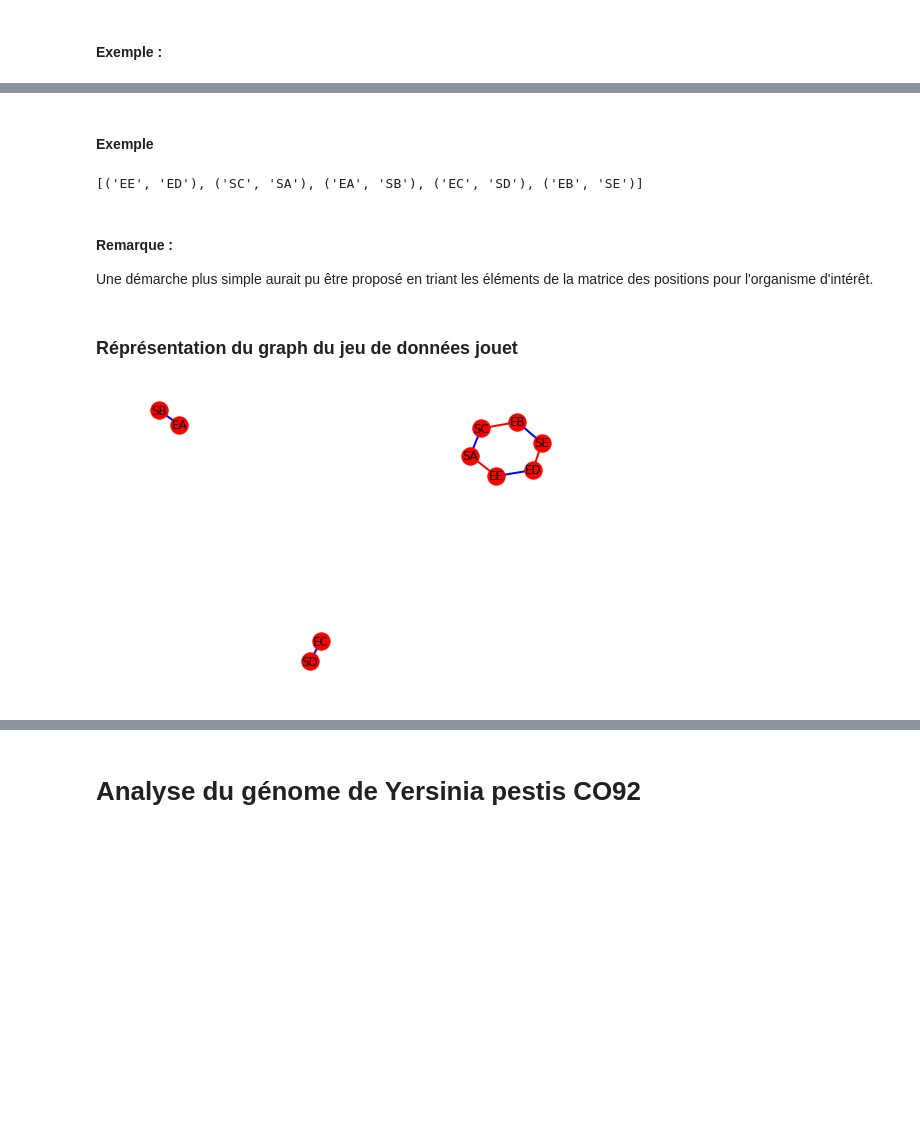
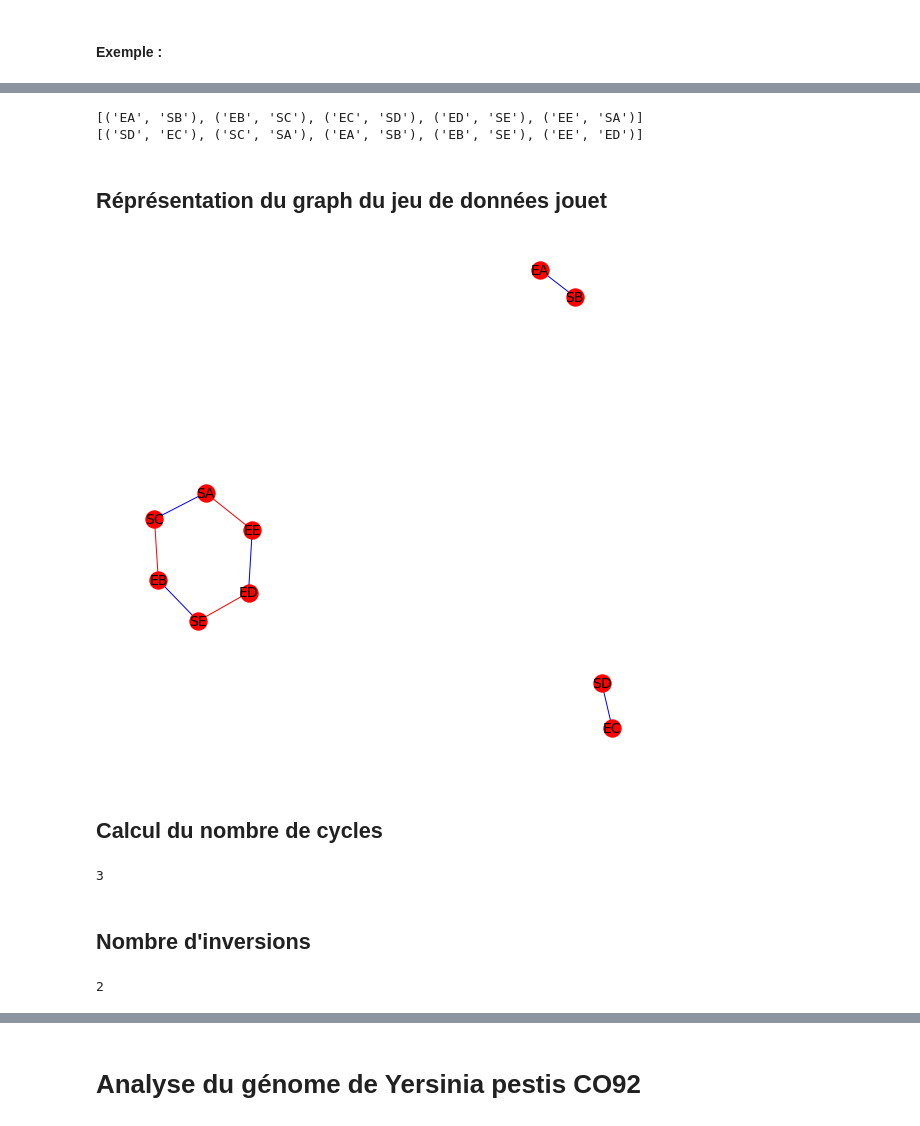
Before and after one commit to emathian/genomique_ET, a Jupyter notebook: cycle_graph.ipynb, the cells around one changed output, grey strips where cells are left out. Drawn from its saved outputs; the diff is of its cells as text; code cells hidden in the pictures; blank space fills up the shorter version.

Commit message:
graph final + stat

```diff
--- a/cycle_graph.ipynb
+++ b/cycle_graph.ipynb
@@ -32,7 +25,11 @@ Le signe (+) implique que la position du début du gène est inféfieure à cell
 
 ## Construction de la matrice
 # %%
-d_jouet = {'ID': ["A", "B", "C","D","E"], 'QAStart': [0, 2,4,6, 8],'QEnd': [1, 3,5,7,9] ,'SAStart': [4,6,3,1, 8], 'SEnd': [5, 7,2,0, 9] }
-df_jouet=  pd.DataFrame(data=d_jouet)
-df_jouet
+d_ref_jouet = {'ID': ["A", "B", "C","D","E"], 'Qstart': [0, 2,4,6, 8],'Qend': [1, 3,5,7,9]  }
+d_int_jouet = {'ID': ["A", "B", "C","D","E"], 'Sstart': [4,6,3,1, 8], 'Send': [5, 7,2,0, 9] }
+d_ref_jouet=  pd.DataFrame(data=d_ref_jouet)
+d_int_jouet=  pd.DataFrame(data=d_int_jouet)
+d_int_jouet= d_int_jouet.sort_values('Sstart')
+print(d_ref_jouet)
+print(d_int_jouet)
 # %% [output]
@@ -224,28 +148,34 @@ def find_edges(S,E):
-# %% [markdown]
-#### Exemple
-# %%
-EDGES2 =find_edges(list(df_jouet["SAStart"]), list(df_jouet["SEnd"]) )
-print(EDGES2)
-# %% [output]
-[('EE', 'ED'), ('SC', 'SA'), ('EA', 'SB'), ('EC', 'SD'), ('EB', 'SE')]
-# %% [markdown]
-#### Remarque :
-Une démarche plus simple aurait pu être proposé en triant les éléments de la matrice des positions pour l'organisme d'intérêt.
+# %%
+data_ref = d_ref_jouet
+data_int = d_int_jouet
+EDGES1 = find_edges(data_ref, True)
+EDGES2 = find_edges(data_int, False)
+print(EDGES1)
+print(EDGES2)
+# %% [output]
+[('EA', 'SB'), ('EB', 'SC'), ('EC', 'SD'), ('ED', 'SE'), ('EE', 'SA')]
+[('SD', 'EC'), ('SC', 'SA'), ('EA', 'SB'), ('EB', 'SE'), ('EE', 'ED')]
 # %% [markdown]
-###  Réprésentation du graph du  jeu de données  jouet
+##  Réprésentation du graph du  jeu de données  jouet
 # %%
+pylab.figure(1,figsize=(7,7))
 G=nx.Graph()
 
 for i in EDGES1 :
-    G.add_edge(i[0],i[1],color='r',weight=2)
+    G.add_edge(i[0],i[1],color='r')
 
 for j in EDGES2 :
-    G.add_edge(j[0],j[1],color='b',weight=2)
+    G.add_edge(j[0],j[1],color='b')
 
 edges = G.edges()
 colors = [G[u][v]['color'] for u,v in edges]
-weights = [G[u][v]['weight'] for u,v in edges]
+pos = nx.spring_layout(G, scale=5)
+for i in pos:
+        pos[i][0] = pos[i][0] * 4 # x coordinate
+        pos[i][1] = pos[i][1] * 4 # y coordinate
 
-nx.draw(G,with_labels=True,  edges=edges, edge_color=colors, width=weights)
+nx.draw(G, pos, edge_color=colors,  with_labels=True, font_size=14)
 # %% [output]
-[figure, old version]
+[figure, new version]
+# %% [markdown]
+## Calcul du nombre de cycles
@@ -251,0 +184,12 @@ nx.draw(G,with_labels=True,  edges=edges, edge_color=colors, width=weights)
+# %%
+Nb_cycles = len(Composantes_connexes)
+print(Nb_cycles)
+# %% [output]
+3
+# %% [markdown]
+## Nombre d'inversions
+# %%
+Nb_inv = len(d_ref_jouet["Qstart"]) - Nb_cycles
+print(Nb_inv)
+# %% [output]
+2
```
Also changed, not shown: parts of 58 cells of this notebook.
